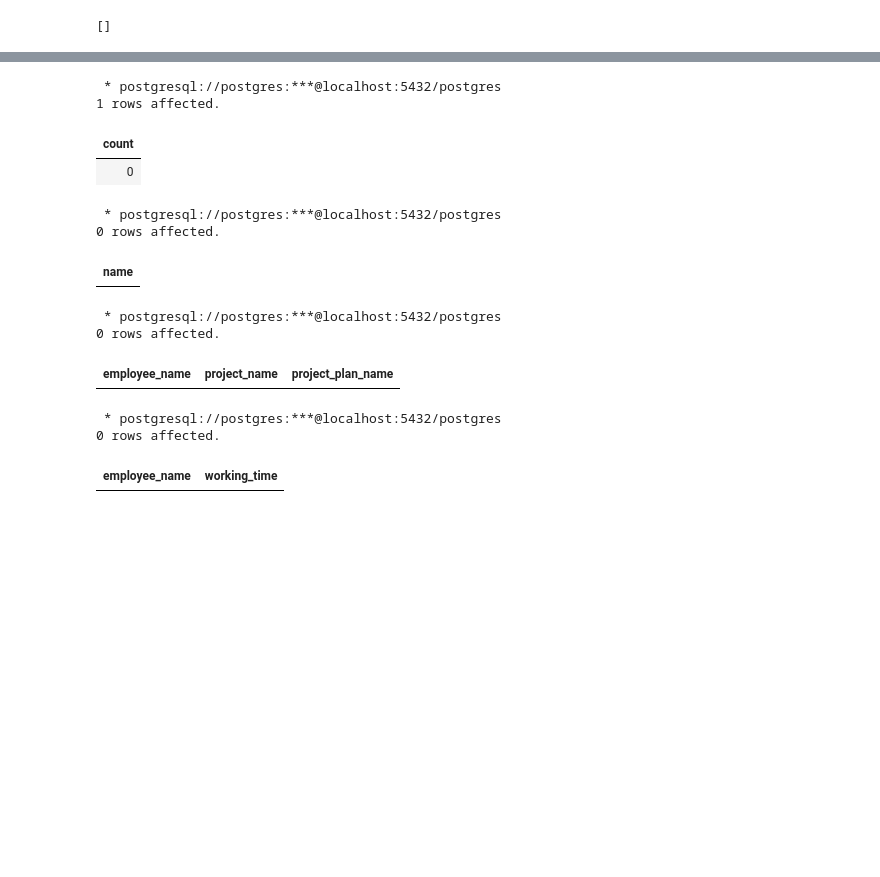
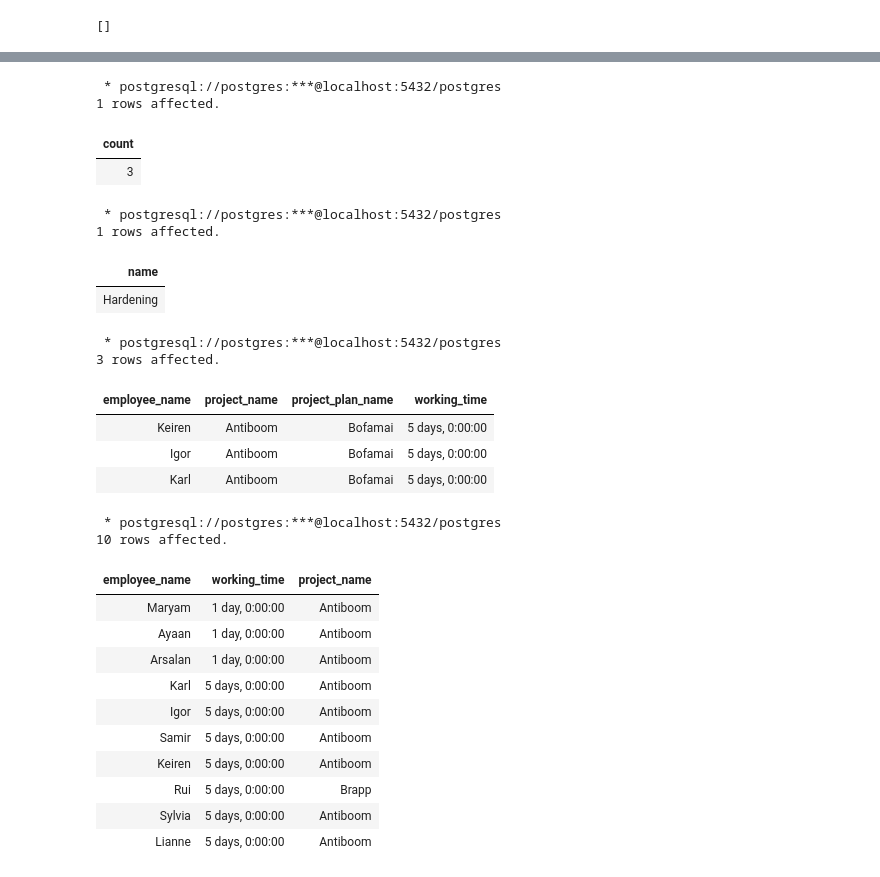
Before and after one commit to thedatasnok/idata2303-project, a Jupyter notebook: notebook.ipynb, the cells around one changed output, grey strips where cells are left out. Saved outputs shown, nothing was run; the diff lists cells and outputs as text; code cells hidden in the pictures; blank space fills up the shorter version.

```diff
--- a/notebook.ipynb
+++ b/notebook.ipynb
@@ -321,6 +489,6 @@ Done.
 # %%
 %%sql
--- Find how many employees of for a project titled "A" are involved in its plan “B”?
+-- Find how many employees of for a project titled "A" are involved in its plan "B"?
 
 SELECT COUNT(DISTINCT fk_employee_id)
 FROM project_plan_employee
@@ -328,58 +496,81 @@ WHERE fk_project_plan_id = (
   SELECT project_plan_id
   FROM project_plan
   INNER JOIN project ON project.project_id = project_plan.fk_project_id
-  WHERE project.name = 'A'
-  AND project_plan.name = 'B'
+  WHERE project.name = 'Antiboom'
+  AND project_plan.name = 'Bofamai'
 );
 # %% [output]
  * postgresql://postgres:***@localhost:5432/postgres
 1 rows affected.
 | count |
-| 0 |
+| 3 |
 # %%
 %%sql
 -- Find the names of plans made for project "A" with least cost.
 
 SELECT project_plan.name
 FROM project_plan
-WHERE fk_project_id = (
-  SELECT project.project_id
-  FROM project
-  WHERE project.name = 'A'
-)
-ORDER BY project_plan.budget
-LIMIT 1;
+WHERE project_plan.budget = (
+  SELECT MIN(project_plan.budget)
+  FROM project_plan
+  WHERE fk_project_id = (
+    SELECT project.project_id
+    FROM project
+    WHERE project.name = 'Antiboom'
+  )
+);
 # %% [output]
  * postgresql://postgres:***@localhost:5432/postgres
-0 rows affected.
+1 rows affected.
 | name |
+| Hardening |
 # %%
 %%sql
 -- For each employee retrieve the name, project name and plan name with the most working time.
 
-SELECT employee.name employee_name, project.name project_name, project_plan.name project_plan_name
+SELECT
+  employee.name employee_name,
+  project.name project_name,
+  project_plan.name project_plan_name,
+  MAX(project_plan.end_date - project_plan.start_date) AS working_time
 FROM employee
-JOIN activity_employee ON activity_employee.fk_employee_id = employee.employee_id
-JOIN activity ON activity.activity_id = activity_employee.fk_activity_id
-JOIN project_plan ON project_plan.project_plan_id = activity.fk_project_plan_id
-JOIN project ON project.project_id = project_plan.fk_project_id
-GROUP BY employee.name, project.name, project_plan.name
-ORDER BY SUM(activity.end_date - activity.start_date) DESC;
+INNER JOIN project_plan_employee ON project_plan_employee.fk_employee_id = employee.employee_id
+INNER JOIN project_plan ON project_plan.project_plan_id = project_plan_employee.fk_project_plan_id
+INNER JOIN project ON project.project_id = project_plan.fk_project_id
+GROUP BY employee_name, project_name, project_plan_name;
 # %% [output]
  * postgresql://postgres:***@localhost:5432/postgres
-0 rows affected.
+3 rows affected.
-| employee_name | project_name | project_plan_name |
+| employee_name | project_name | project_plan_name | working_time |
+| Keiren | Antiboom | Bofamai | 5 days, 0:00:00 |
+| Igor | Antiboom | Bofamai | 5 days, 0:00:00 |
+| Karl | Antiboom | Bofamai | 5 days, 0:00:00 |
 # %%
 %%sql
 -- Retrieve all the employees name and their least working time with respect to different project.
 
-SELECT e.name employee_name, SUM(end_date - start_date) AS working_time
-FROM employee e
-JOIN activity_employee ae ON ae.fk_employee_id = e.employee_id
-JOIN activity a ON a.activity_id = ae.fk_activity_id
-GROUP BY e.name
+SELECT
+  employee.name employee_name,
+  SUM(activity.end_date - activity.start_date) AS working_time,
+  project.name project_name
+FROM employee
+JOIN activity_employee ON activity_employee.fk_employee_id = employee.employee_id
+JOIN activity ON activity.activity_id = activity_employee.fk_activity_id
+JOIN project_plan ON project_plan.project_plan_id = activity.fk_project_plan_id
+JOIN project ON project.project_id = project_plan.fk_project_id
+GROUP BY employee_name, project_name
 ORDER BY working_time ASC;
 # %% [output]
  * postgresql://postgres:***@localhost:5432/postgres
-0 rows affected.
+10 rows affected.
-| employee_name | working_time |
+| employee_name | working_time | project_name |
+| Maryam | 1 day, 0:00:00 | Antiboom |
+| Ayaan | 1 day, 0:00:00 | Antiboom |
+| Arsalan | 1 day, 0:00:00 | Antiboom |
+| Karl | 5 days, 0:00:00 | Antiboom |
+| Igor | 5 days, 0:00:00 | Antiboom |
+| Samir | 5 days, 0:00:00 | Antiboom |
+| Keiren | 5 days, 0:00:00 | Antiboom |
+| Rui | 5 days, 0:00:00 | Brapp |
+| Sylvia | 5 days, 0:00:00 | Antiboom |
+| Lianne | 5 days, 0:00:00 | Antiboom |
```
Also changed, not shown: parts of 11 cells of this notebook.
